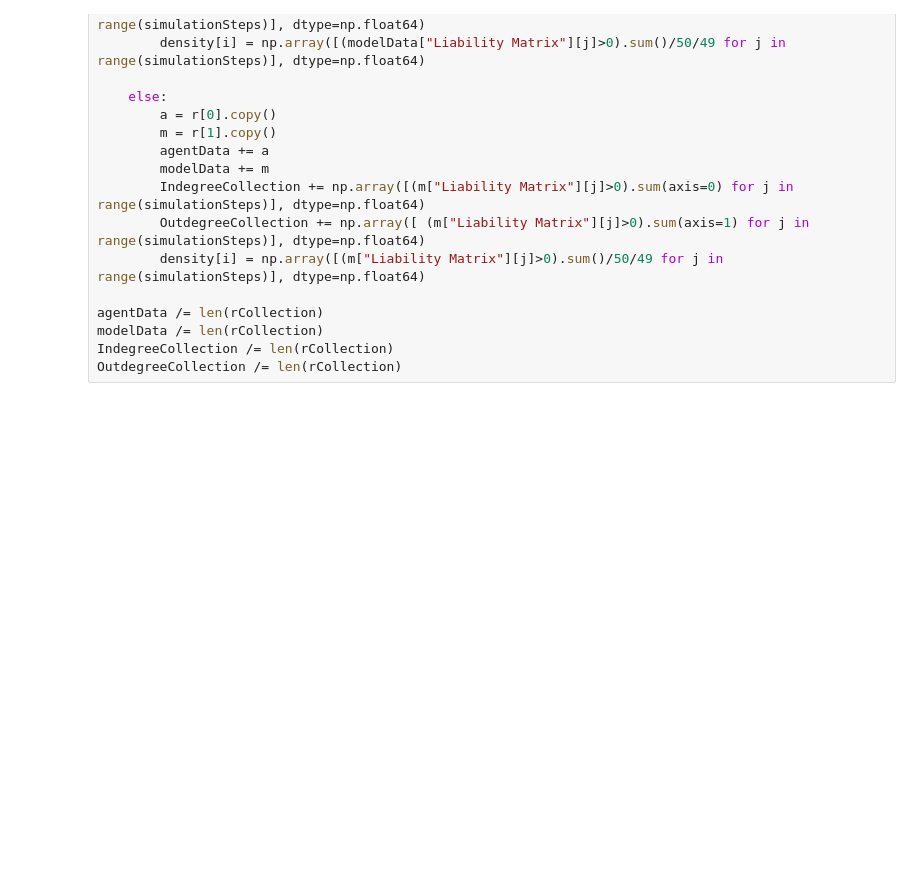
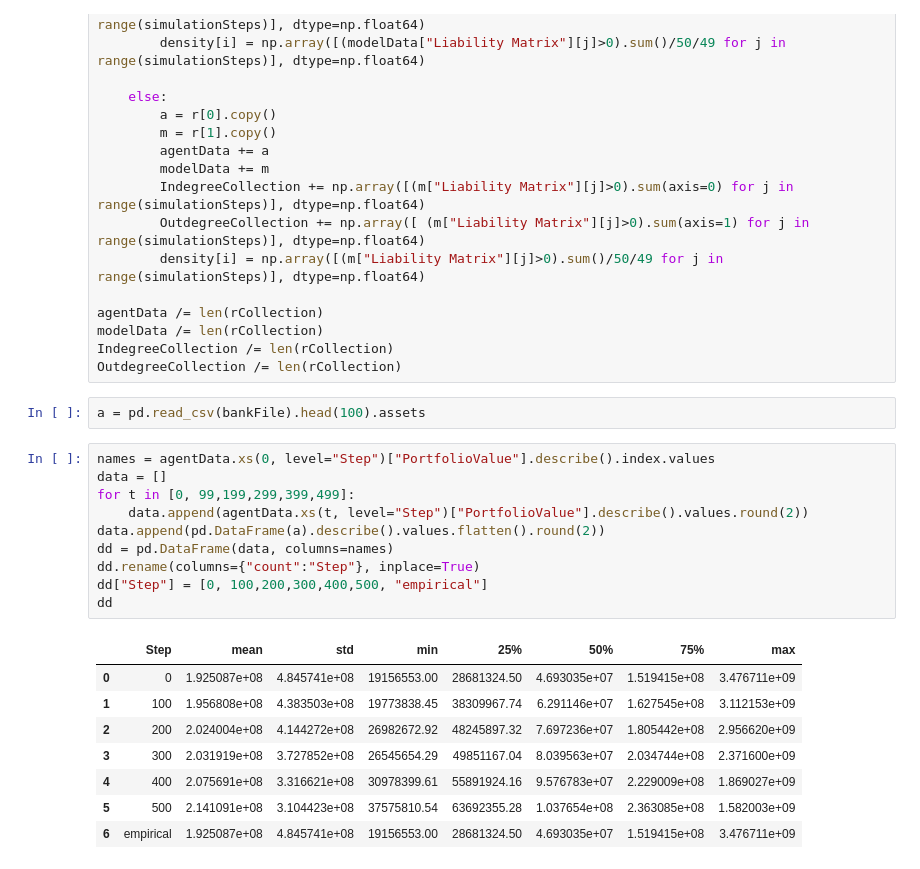
Before and after one commit to dongxulee/balanceSheet, a Jupyter notebook: bankingSystem.ipynb, the cells around one changed output. Drawn from its saved outputs; the diff is of its cells as text; blank space fills up the shorter version.

```diff
--- a/bankingSystem.ipynb
+++ b/bankingSystem.ipynb
@@ -79,3 +74,24 @@ agentData /= len(rCollection)
 modelData /= len(rCollection)
 IndegreeCollection /= len(rCollection)
 OutdegreeCollection /= len(rCollection)
+# %%
+a = pd.read_csv(bankFile).head(100).assets
+# %%
+names = agentData.xs(0, level="Step")["PortfolioValue"].describe().index.values
+data = []
+for t in [0, 99,199,299,399,499]:
+    data.append(agentData.xs(t, level="Step")["PortfolioValue"].describe().values.round(2))
+data.append(pd.DataFrame(a).describe().values.flatten().round(2))
+dd = pd.DataFrame(data, columns=names)
+dd.rename(columns={"count":"Step"}, inplace=True)
+dd["Step"] = [0, 100,200,300,400,500, "empirical"]
+dd
+# %% [output]
+|  | Step | mean | std | min | 25% | 50% | 75% | max |
+| 0 | 0 | 1.925087e+08 | 4.845741e+08 | 19156553.00 | 28681324.50 | 4.693035e+07 | 1.519415e+08 | 3.476711e+09 |
+| 1 | 100 | 1.956808e+08 | 4.383503e+08 | 19773838.45 | 38309967.74 | 6.291146e+07 | 1.627545e+08 | 3.112153e+09 |
+| 2 | 200 | 2.024004e+08 | 4.144272e+08 | 26982672.92 | 48245897.32 | 7.697236e+07 | 1.805442e+08 | 2.956620e+09 |
+| 3 | 300 | 2.031919e+08 | 3.727852e+08 | 26545654.29 | 49851167.04 | 8.039563e+07 | 2.034744e+08 | 2.371600e+09 |
+| 4 | 400 | 2.075691e+08 | 3.316621e+08 | 30978399.61 | 55891924.16 | 9.576783e+07 | 2.229009e+08 | 1.869027e+09 |
+| 5 | 500 | 2.141091e+08 | 3.104423e+08 | 37575810.54 | 63692355.28 | 1.037654e+08 | 2.363085e+08 | 1.582003e+09 |
+| 6 | empirical | 1.925087e+08 | 4.845741e+08 | 19156553.00 | 28681324.50 | 4.693035e+07 | 1.519415e+08 | 3.476711e+09 |
```
Also changed, not shown: parts of 8 cells of this notebook, 25 other files.
